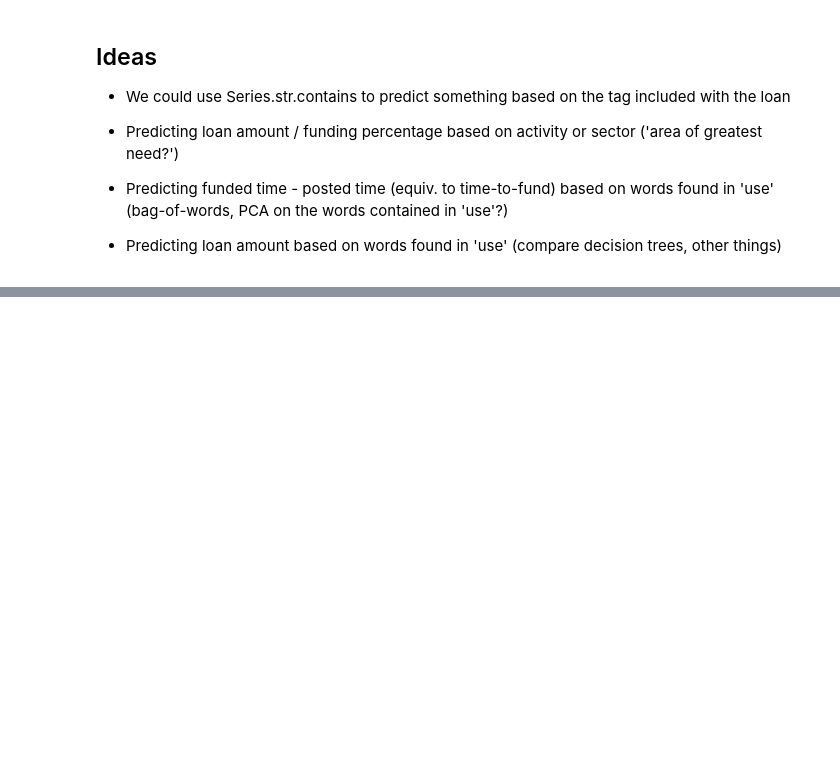
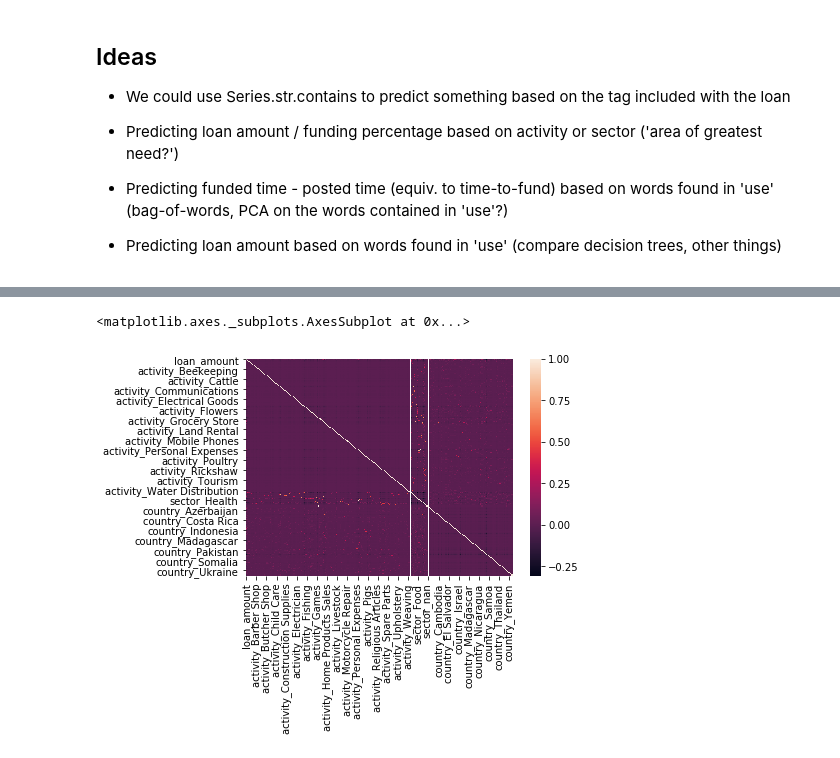
Before and after one commit to khangvtran/kiva, a Jupyter notebook: Exploratory.ipynb, the cells around one changed output, grey strips where cells are left out. Drawn from its saved outputs; the diff is of its cells as text; code cells hidden in the pictures; blank space fills up the shorter version.

```diff
--- a/Exploratory.ipynb
+++ b/Exploratory.ipynb
@@ -180,0 +178,26 @@ array(['user_favorite,', 'user_favorite', '#Elderly,', '#Woman', 'Owned',
+# %%
+# read in the data
+df_loans = pd.read_csv("data/kiva_loans.csv")
+# %%
+df_loans = df_loans.sample(n=round(10000), random_state=0)
+# %%
+# only use some of the columns
+drop_cols = ['funded_amount','id', 'use', 'country_code', 'region', 'currency',
+             'partner_id', 'posted_time', 'disbursed_time', 'funded_time',
+             'lender_count', 'tags', 'borrower_genders', 'repayment_interval', 'date']
+
+df_loans = df_loans.drop(drop_cols, axis=1)
+# %%
+# one hot encoding the categorial data
+df_loans = pd.get_dummies(df_loans,
+                          columns=['activity', 'sector', 'country'],
+                          dummy_na=True)
+# %%
+%matplotlib inline
+# calculate the correlation matrix
+corr = df_loans.corr()
+# plot the heatmap
+sns.heatmap(corr)
+# %% [output]
+<matplotlib.axes._subplots.AxesSubplot at 0x...>
+[figure, added]
```
Also changed, not shown: parts of 23 cells of this notebook.
